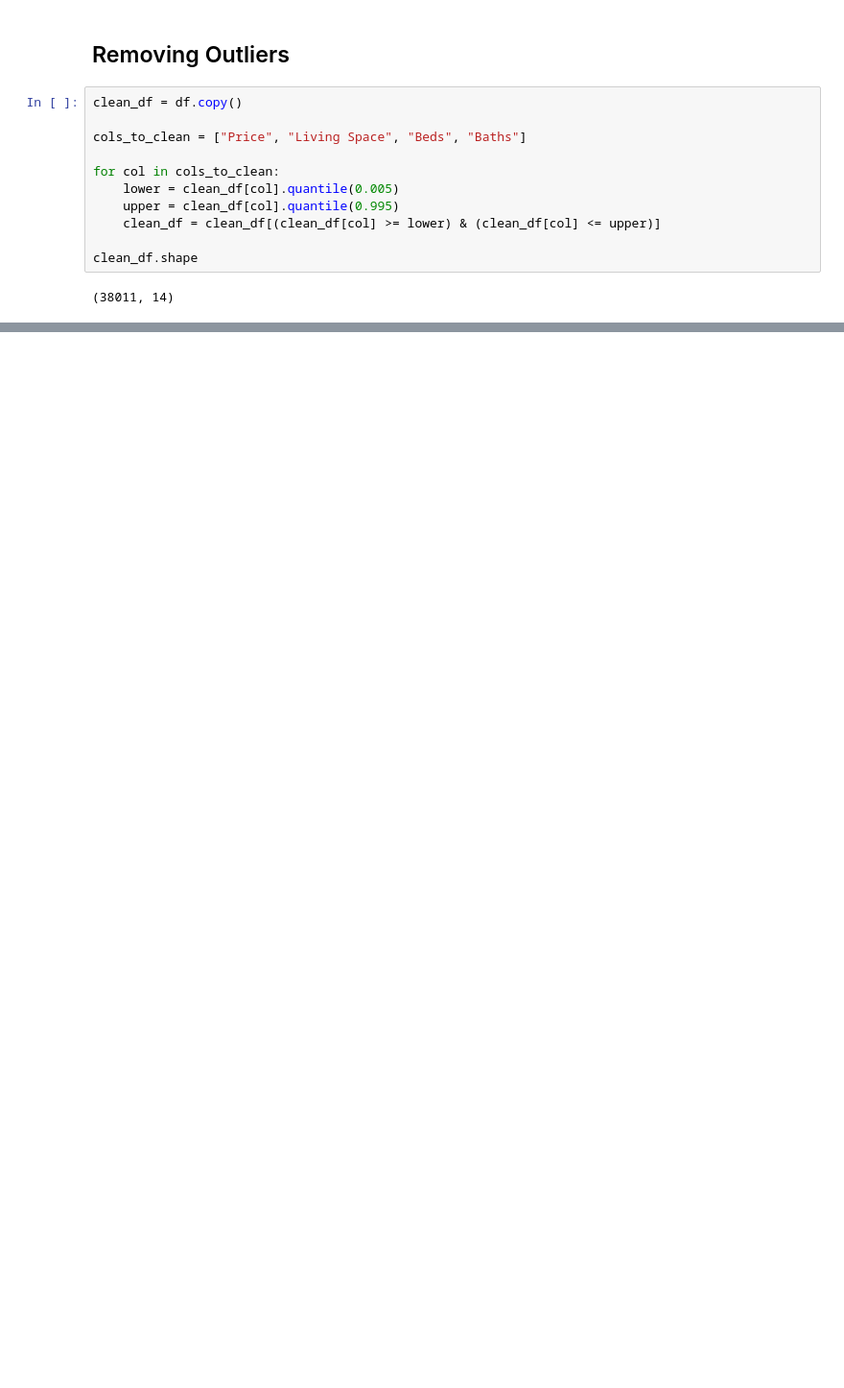
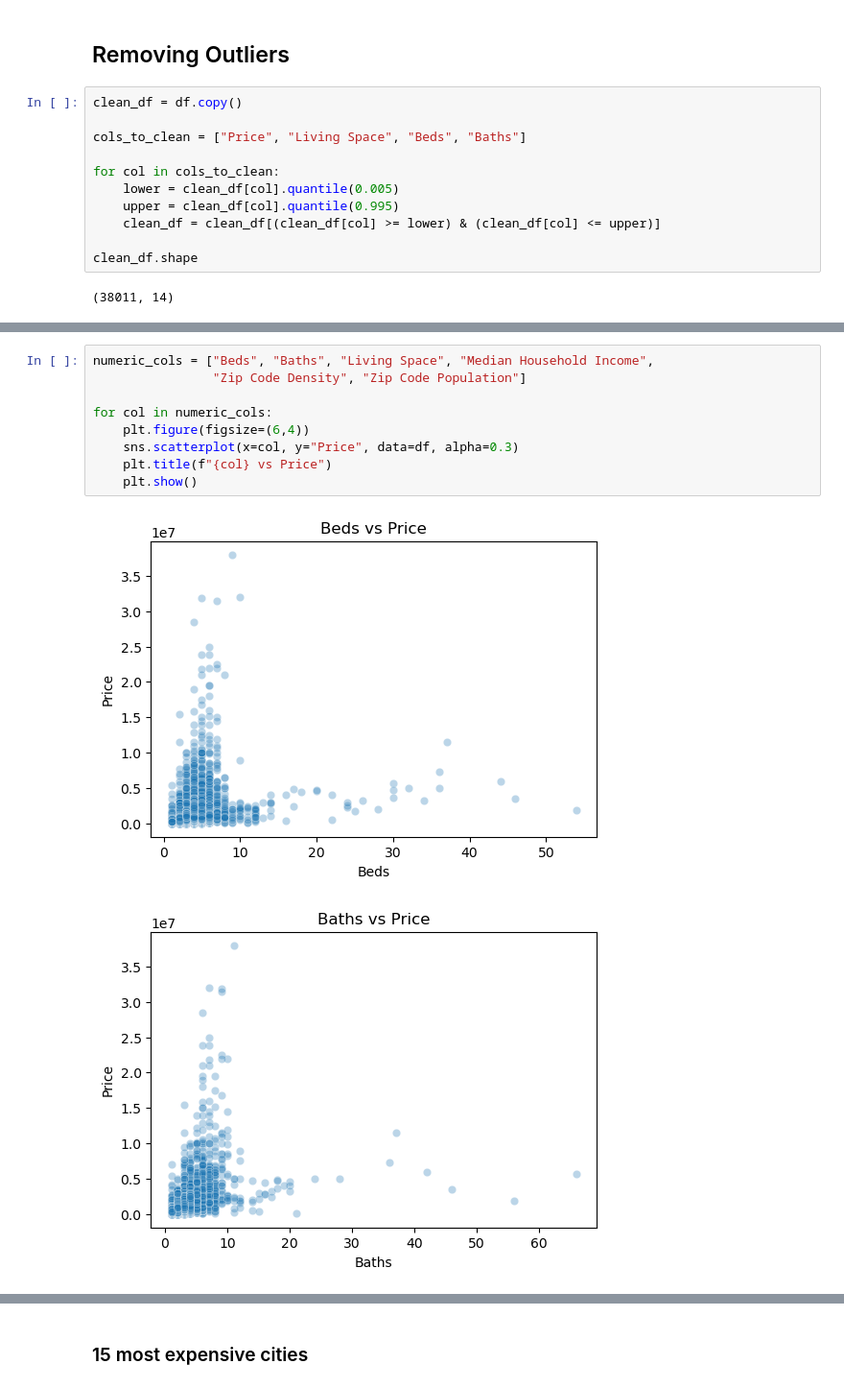
Before and after one commit to Sasivadhan163/Housing_Prices_In_US, a Jupyter notebook: Housing_price_prediction.ipynb, the cells around one changed output, grey strips where cells are left out. Shown at 96% size. Saved outputs shown, nothing was run; the diff lists cells and outputs as text; blank space fills up the shorter version.

```diff
--- a/Housing_price_prediction.ipynb
+++ b/Housing_price_prediction.ipynb
@@ -132,0 +156,12 @@ clean_df.shape
+# %%
+numeric_cols = ["Beds", "Baths", "Living Space", "Median Household Income",
+                "Zip Code Density", "Zip Code Population"]
+
+for col in numeric_cols:
+    plt.figure(figsize=(6,4))
+    sns.scatterplot(x=col, y="Price", data=df, alpha=0.3)
+    plt.title(f"{col} vs Price")
+    plt.show()
+# %% [output]
+[figure, added]
+[figure, added]
@@ -132,0 +172,2 @@ clean_df.shape
+# %% [markdown]
+### 15 most expensive cities
```
Also changed, not shown: parts of 7 cells of this notebook.
